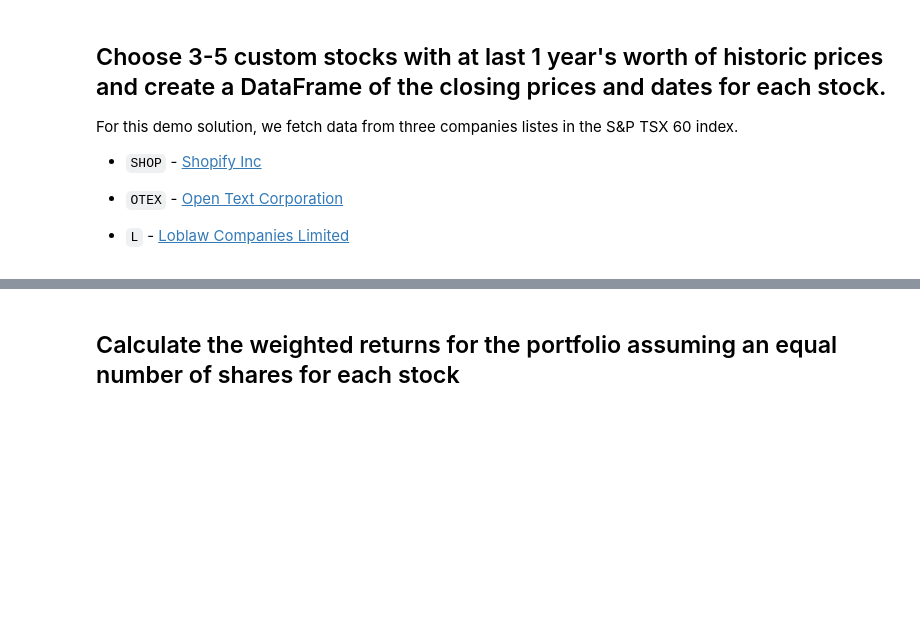
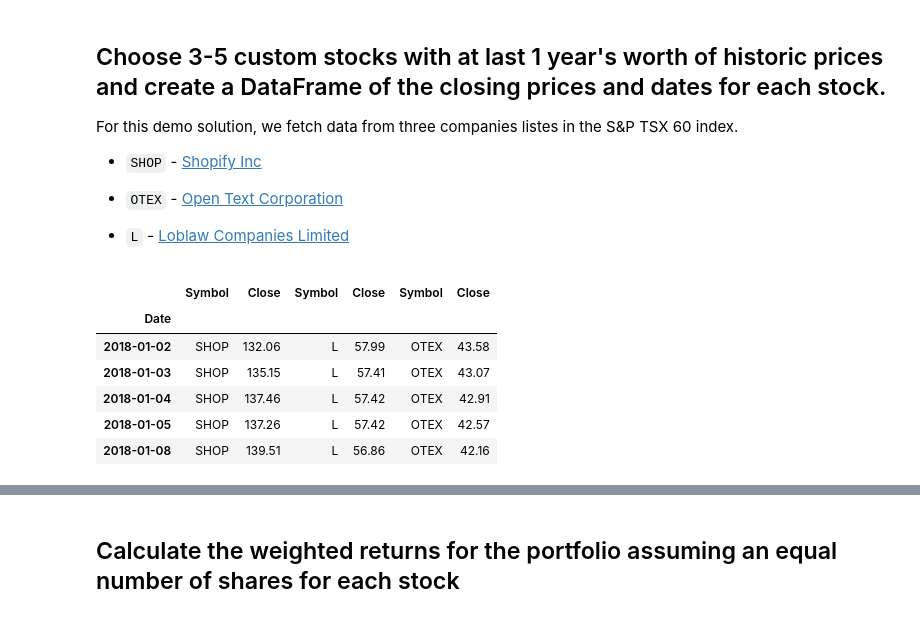
Before and after one commit to hammer888-tech/Homework-4, a Jupyter notebook: whale_analysis.ipynb, the cells around one changed output, grey strips where cells are left out. Saved outputs shown, nothing was run; the diff lists cells and outputs as text; code cells hidden in the pictures; blank space fills up the shorter version.

```diff
--- a/whale_analysis.ipynb
+++ b/whale_analysis.ipynb
@@ -389,9 +418,28 @@ For this demo solution, we fetch data from three companies listes in the S&P TSX
 * `L` - [Loblaw Companies Limited](https://en.wikipedia.org/wiki/Loblaw_Companies)
 # %%
 # Reading data from 1st stock
+shop_path = Path("shop_historical.csv")
+
+shop_data = pd.read_csv(shop_path, index_col="Date", parse_dates=True, infer_datetime_format=True)
 # %%
 # Reading data from 2nd stock
+l_historical_path = Path("l_historical.csv")
+
+l_historical_data = pd.read_csv(l_historical_path, index_col="Date", parse_dates=True, infer_datetime_format=True)
 # %%
 # Reading data from 3rd stock
+otex_path = Path("otex_historical.csv")
+
+otex_data = pd.read_csv(otex_path, index_col="Date", parse_dates=True, infer_datetime_format=True)
 # %%
 # Combine all stocks in a single DataFrame
+all_stock_returns = pd.concat([shop_data, l_historical_data, otex_data], axis='columns', join='inner')
+all_stock_returns.head()
+# %% [output]
+|  | Symbol | Close | Symbol | Close | Symbol | Close |
+| Date |  |  |  |  |  |  |
+| 2018-01-02 | SHOP | 132.06 | L | 57.99 | OTEX | 43.58 |
+| 2018-01-03 | SHOP | 135.15 | L | 57.41 | OTEX | 43.07 |
+| 2018-01-04 | SHOP | 137.46 | L | 57.42 | OTEX | 42.91 |
+| 2018-01-05 | SHOP | 137.26 | L | 57.42 | OTEX | 42.57 |
+| 2018-01-08 | SHOP | 139.51 | L | 56.86 | OTEX | 42.16 |
```
Also changed, not shown: parts of 16 cells of this notebook.
